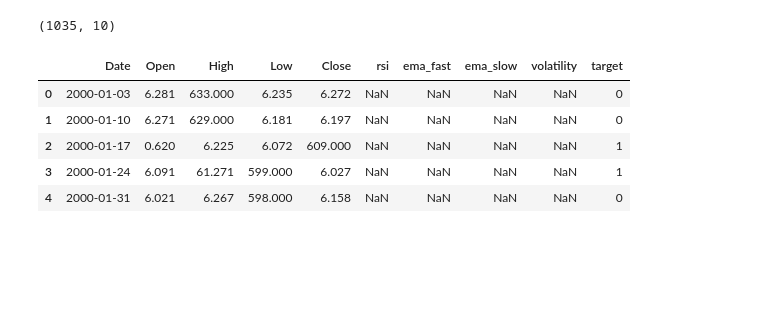
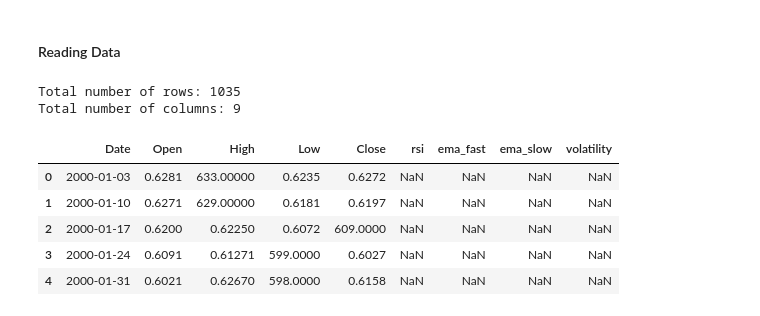
Before and after one commit to ClaraRovira/FemHack, a Jupyter notebook: notebooks/data_visualization.ipynb, the cells around one changed output. Cells and saved outputs as stored; diff of their text form; code cells hidden in the pictures; blank space fills up the shorter version.

```diff
--- a/notebooks/data_visualization.ipynb
+++ b/notebooks/data_visualization.ipynb
@@ -4,13 +10,17 @@ import pandas as pd
+# %% [markdown]
+#### Reading Data
 # %%
 # Reading data
-df = pd.read_csv('../data/raw/EURGBP.csv')
-print(df.shape)
+df = pd.read_csv('../data/raw/data_individual_challenge.csv', sep=";")
+print('Total number of rows:', df.shape[0])
+print('Total number of columns:', df.shape[1])
 df.head()
 # %% [output]
-(1035, 10)
+Total number of rows: 1035
+Total number of columns: 9
-|  | Date | Open | High | Low | Close | rsi | ema_fast | ema_slow | volatility | target |
-| 0 | 2000-01-03 | 6.281 | 633.000 | 6.235 | 6.272 | NaN | NaN | NaN | NaN | 0 |
-| 1 | 2000-01-10 | 6.271 | 629.000 | 6.181 | 6.197 | NaN | NaN | NaN | NaN | 0 |
-| 2 | 2000-01-17 | 0.620 | 6.225 | 6.072 | 609.000 | NaN | NaN | NaN | NaN | 1 |
-| 3 | 2000-01-24 | 6.091 | 61.271 | 599.000 | 6.027 | NaN | NaN | NaN | NaN | 1 |
-| 4 | 2000-01-31 | 6.021 | 6.267 | 598.000 | 6.158 | NaN | NaN | NaN | NaN | 0 |
+|  | Date | Open | High | Low | Close | rsi | ema_fast | ema_slow | volatility |
+| 0 | 2000-01-03 | 0.6281 | 633.00000 | 0.6235 | 0.6272 | NaN | NaN | NaN | NaN |
+| 1 | 2000-01-10 | 0.6271 | 629.00000 | 0.6181 | 0.6197 | NaN | NaN | NaN | NaN |
+| 2 | 2000-01-17 | 0.6200 | 0.62250 | 0.6072 | 609.0000 | NaN | NaN | NaN | NaN |
+| 3 | 2000-01-24 | 0.6091 | 0.61271 | 599.0000 | 0.6027 | NaN | NaN | NaN | NaN |
+| 4 | 2000-01-31 | 0.6021 | 0.62670 | 598.0000 | 0.6158 | NaN | NaN | NaN | NaN |
```
Also changed, not shown: parts of 26 cells of this notebook, 2 other files.
